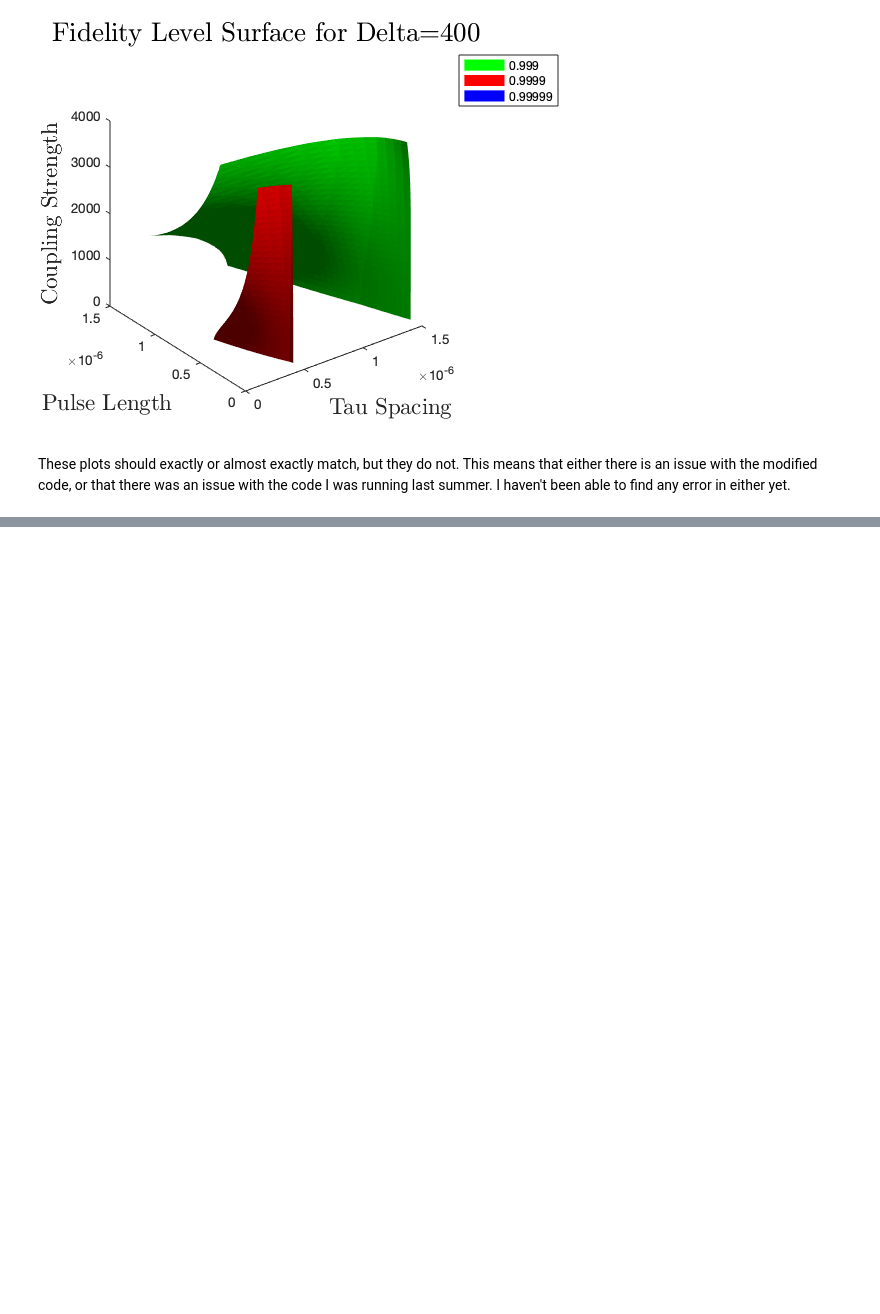
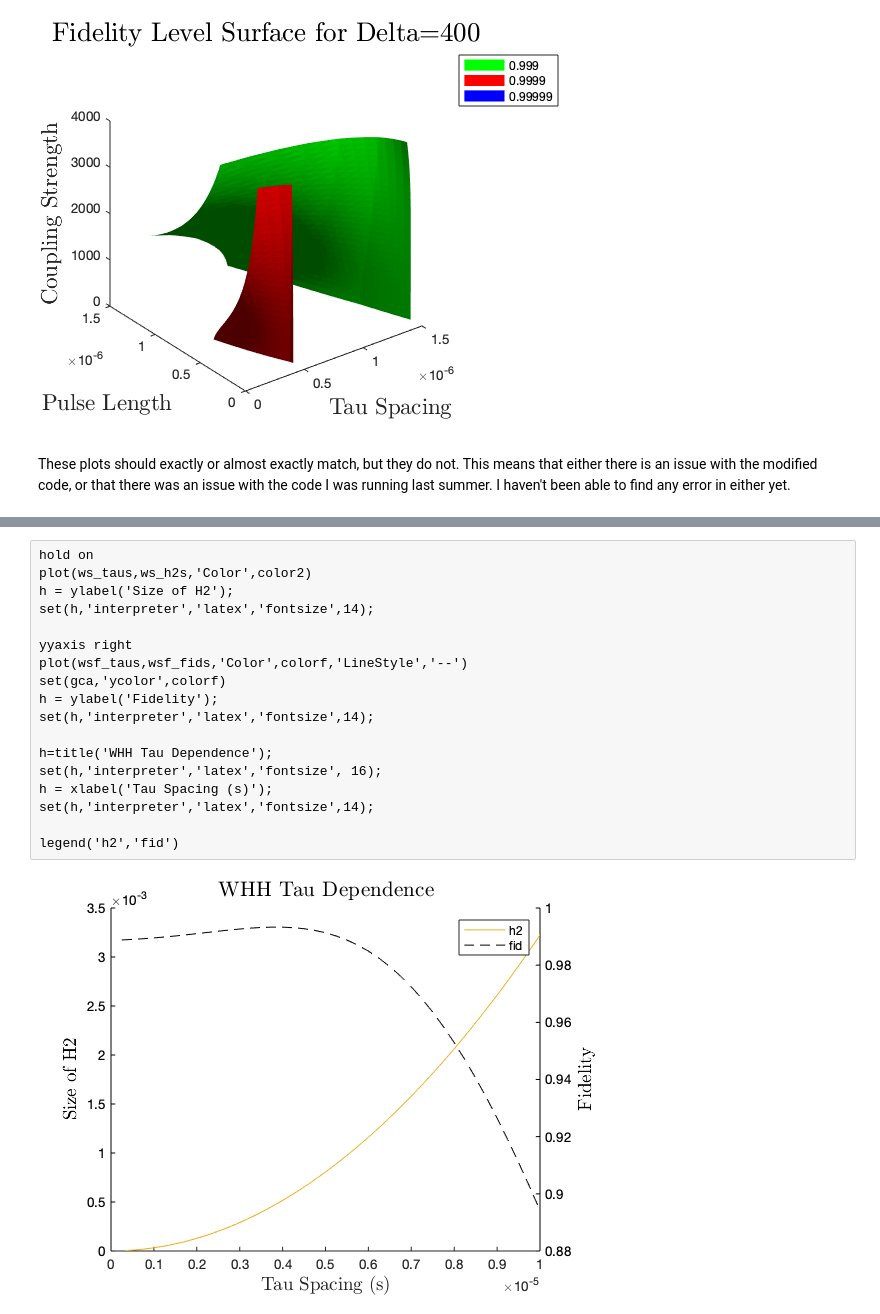
Before and after one commit to wynter-alford/spin-tools, a Jupyter notebook: Magnus Tools.ipynb, the cells around one changed output, grey strips where cells are left out. Saved outputs shown, nothing was run; the diff lists cells and outputs as text; blank space fills up the shorter version.

```diff
--- a/Magnus Tools.ipynb
+++ b/Magnus Tools.ipynb
@@ -1574,0 +1298,20 @@ legend('cory h0','cory h1','cory h2','cory h3','cory h4','yxxh0','yxxh1','yxxh2'
+# %%
+hold on
+plot(ws_taus,ws_h2s,'Color',color2)
+h = ylabel('Size of H2');
+set(h,'interpreter','latex','fontsize',14);
+
+yyaxis right
+plot(wsf_taus,wsf_fids,'Color',colorf,'LineStyle','--')
+set(gca,'ycolor',colorf)
+h = ylabel('Fidelity');
+set(h,'interpreter','latex','fontsize',14);
+
+h=title('WHH Tau Dependence');
+set(h,'interpreter','latex','fontsize', 16);
+h = xlabel('Tau Spacing (s)');
+set(h,'interpreter','latex','fontsize',14);
+
+legend('h2','fid')
+# %% [output]
+[figure, added]
```
Also changed, not shown: parts of 101 cells of this notebook, 2 other files.
